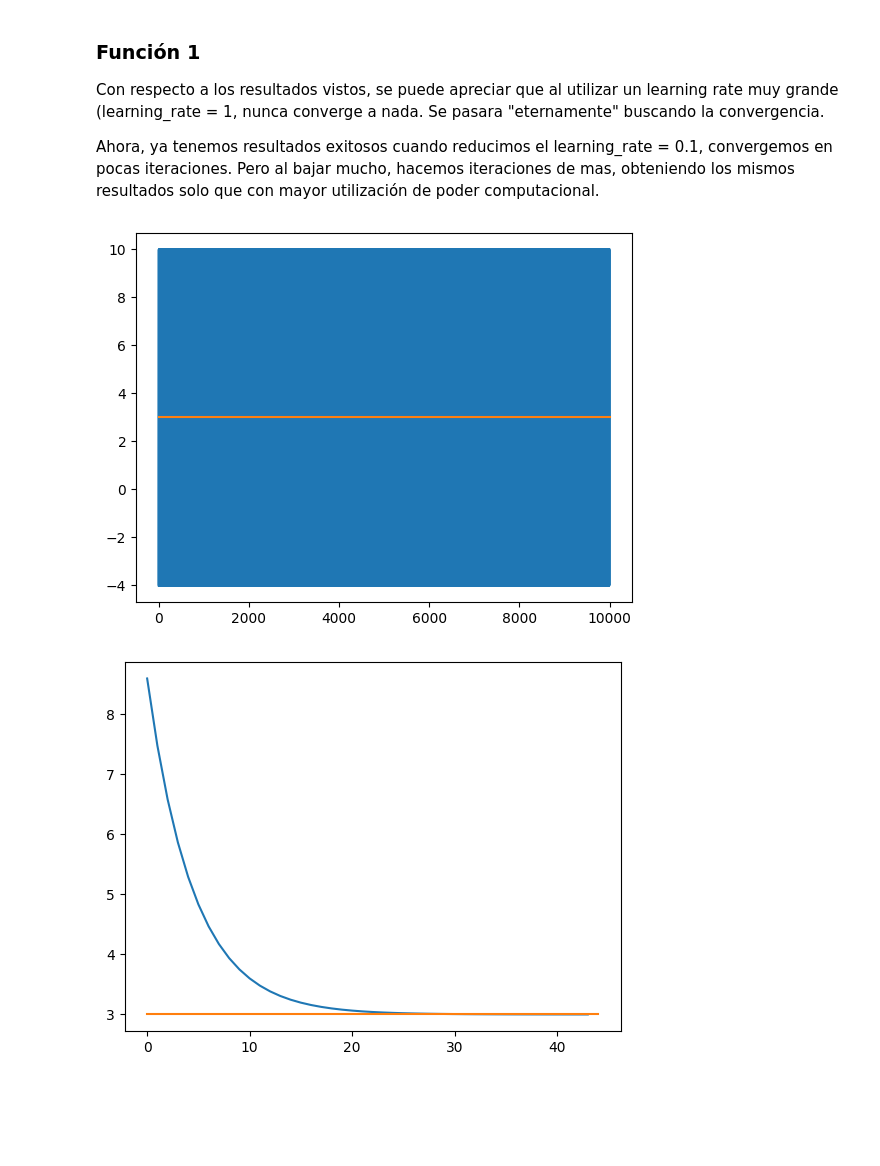
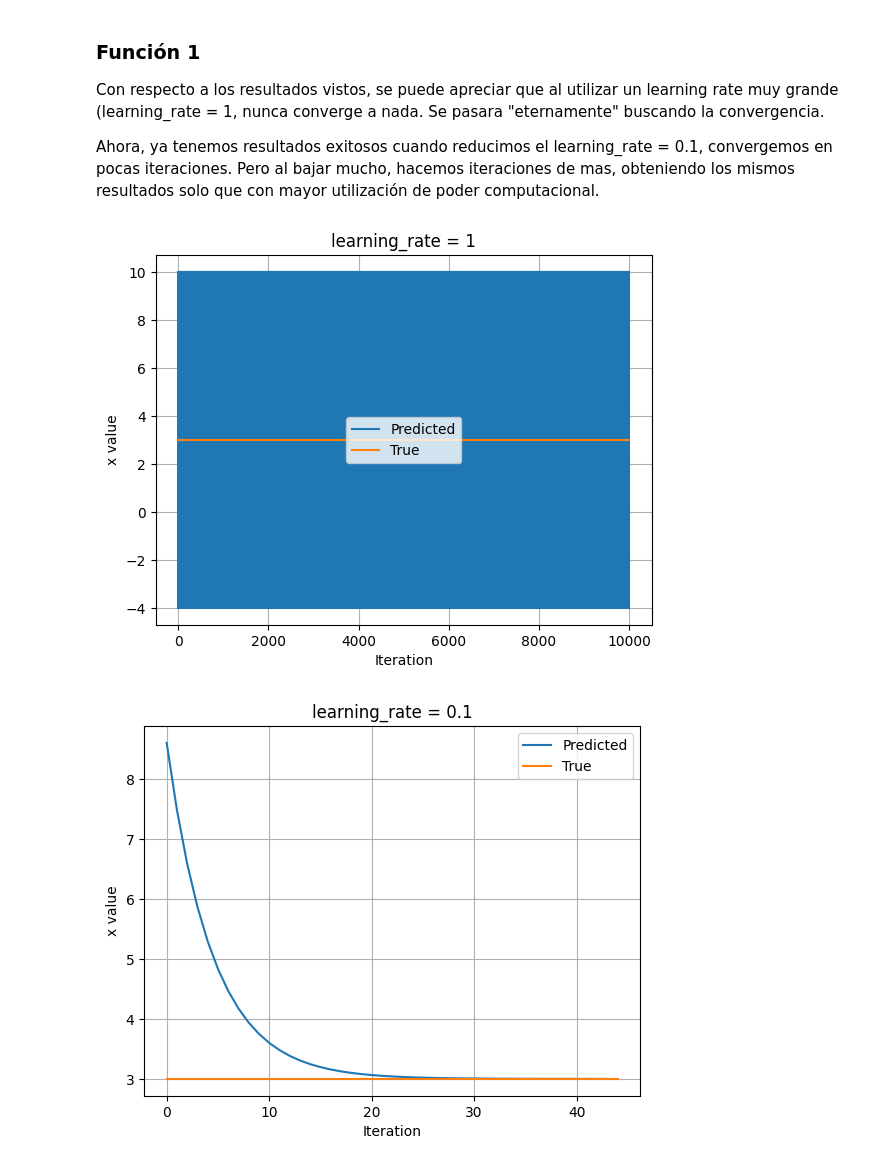
Before and after one commit to jmc0593-pdds/ml-lab1, a Jupyter notebook: Lab1.ipynb, the cells around one changed output. Saved outputs shown, nothing was run; the diff lists cells and outputs as text; code cells hidden in the pictures; blank space fills up the shorter version.

```diff
--- a/Lab1.ipynb
+++ b/Lab1.ipynb
@@ -353,39 +352,44 @@ x_f = 3.0
 min_dif = 0.001
 general_iteration_limit = 10_000
 
-def optimize_gradient(learning_rate, iteration_limit):
+def optimize_gradient(learning_rate, iteration_limit, plot_title):
     with tf.device("/CPU:0"):
         history = []
         x = tf.Variable(float(val))
         step_count = 1
         for step in range(iteration_limit):
             with tf.GradientTape() as tape:
                 f = tf.pow((x - 3), 2) + 5
 
             grad = tape.gradient(f, x)
             new_x = x - learning_rate * grad
             x.assign(new_x)
             history.append(x.numpy())
 
             if tf.abs(grad) < min_dif:
                 break
 
             step_count += 1
+        plt.title(plot_title)
         plt.plot(history)
         plt.plot([0, step_count], [x_f, x_f])
+        plt.legend(('Predicted', 'True'))
+        plt.xlabel('Iteration')
+        plt.ylabel('x value')
+        plt.grid(True)
         plt.show()
 
 # 1
 # learning_rate = 1
-optimize_gradient(1, general_iteration_limit)
+optimize_gradient(1, general_iteration_limit, "learning_rate = 1")
 
 # 2
 # learning_rate = 0.1
-optimize_gradient(0.1, general_iteration_limit)
+optimize_gradient(0.1, general_iteration_limit, "learning_rate = 0.1")
 
 # 3
 # learning_rate = 0.005
-optimize_gradient(0.005, general_iteration_limit)
+optimize_gradient(0.005, general_iteration_limit, "learning_rate = 0.005")
 # %% [output]
-[figure, old version]
+[figure, new version]
-[figure, old version]
+[figure, new version]
```
Also changed, not shown: parts of 7 cells of this notebook.
